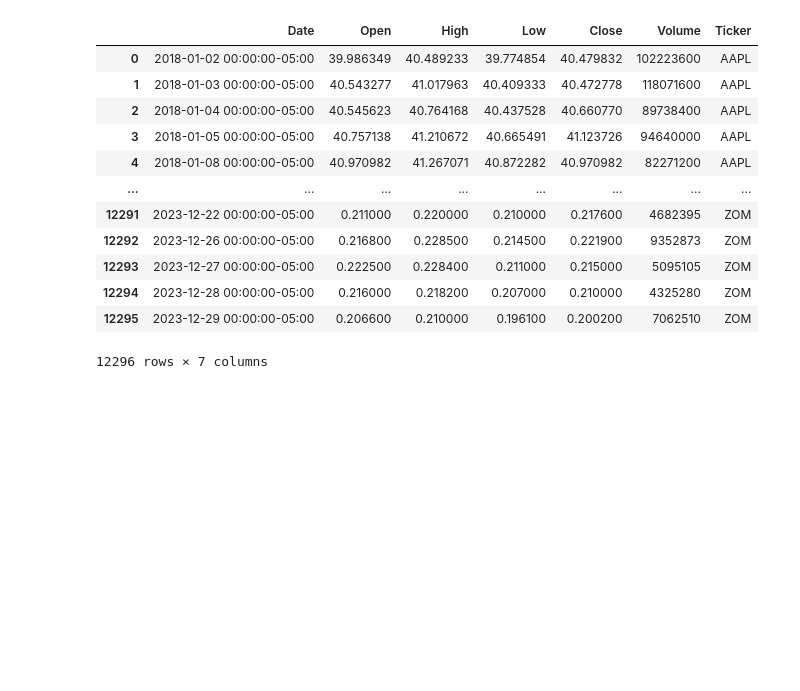
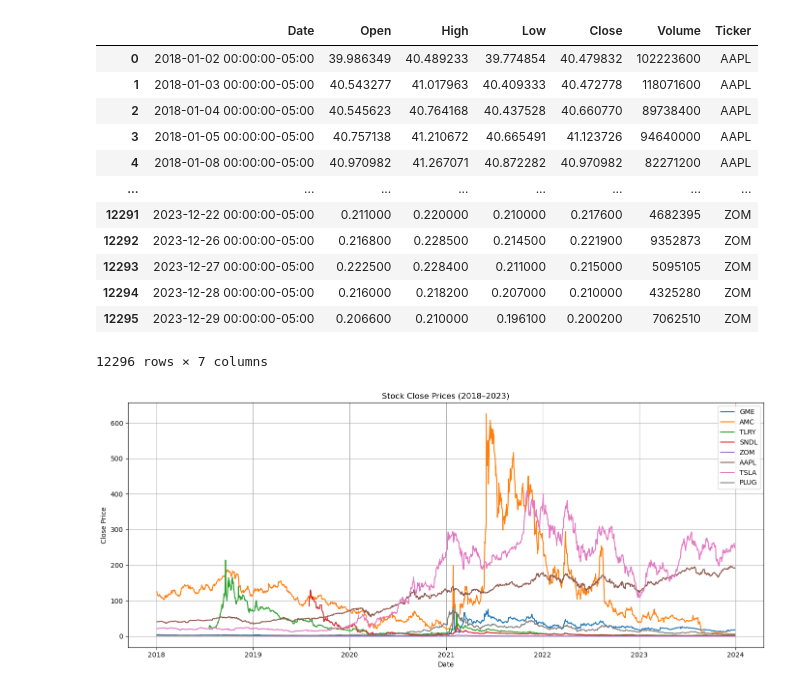
Before and after one commit to ansh2607/capstone2025-aggarwal-StockMarketManipulationDetection, a Jupyter notebook: stock_analysis.ipynb, the cells around one changed output. Saved outputs shown, nothing was run; the diff lists cells and outputs as text; code cells hidden in the pictures; blank space fills up the shorter version.

```diff
--- a/stock_analysis.ipynb
+++ b/stock_analysis.ipynb
@@ -38,3 +38,21 @@ df
 | 12294 | 2023-12-28 00:00:00-05:00 | 0.216000 | 0.218200 | 0.207000 | 0.210000 | 4325280 | ZOM |
 | 12295 | 2023-12-29 00:00:00-05:00 | 0.206600 | 0.210000 | 0.196100 | 0.200200 | 7062510 | ZOM |
 12296 rows × 7 columns
+# %%
+# Plot stock prices over time
+plt.figure(figsize=(14, 6))
+for ticker in stock_list:
+    if ticker == 'GOEV':
+        continue
+    subset = df[df['Ticker'] == ticker]
+    plt.plot(subset['Date'], subset['Close'], label=ticker)
+
+plt.title('Stock Close Prices (2018–2023)')
+plt.xlabel('Date')
+plt.ylabel('Close Price')
+plt.legend()
+plt.grid(True)
+plt.tight_layout()
+plt.show()
+# %% [output]
+[figure, added]
```
Also changed, not shown: parts of 9 cells of this notebook.
